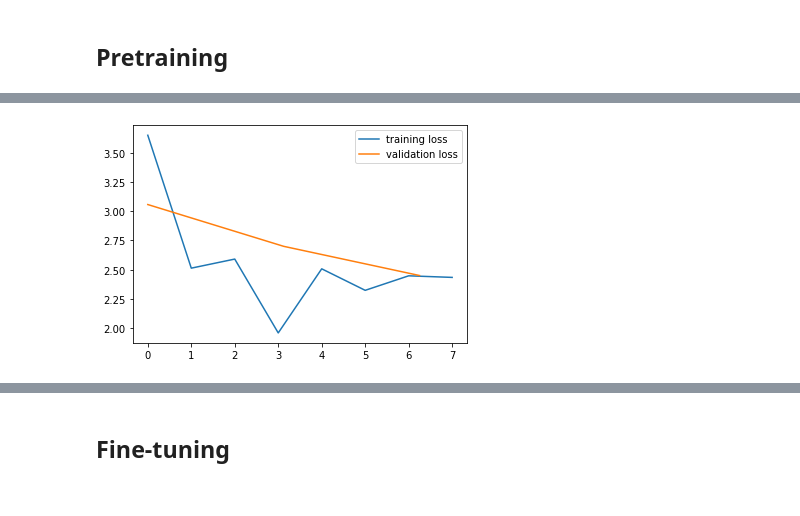
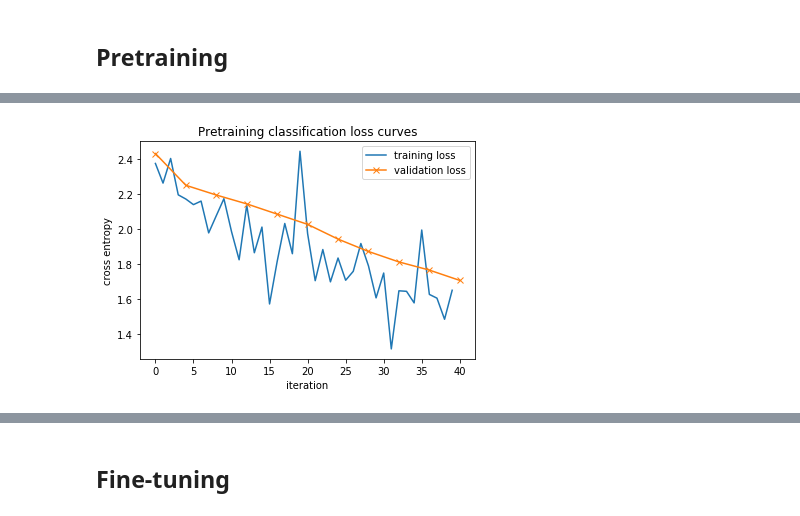
Before and after one commit to gio8tisu/DLAI-project, a Jupyter notebook: team08.ipynb, the cells around one changed output, grey strips where cells are left out. Saved outputs shown, nothing was run; the diff lists cells and outputs as text; code cells hidden in the pictures.

```diff
--- a/team08.ipynb
+++ b/team08.ipynb
@@ -351,9 +338,10 @@ def train(model, dataloader, criterion, optimizer, epoch, loss_history):
         images = batch[0].to(device)
         optimizer.zero_grad()
         reconstructed = model(images)
-        loss = criterion(reconstructed, images) / BATCH_SIZE
-        loss.backward()
-        optimizer.step()
+        # Divide by batch size to compute mean image reconstruction error.
+        loss = criterion(reconstructed, images) / images.shape[0]
+        loss.backward()   # Backprop.
+        optimizer.step()  # Parameter updates.
 
         loss_history.append(loss.item())
         if i % 100 == 0:
@@ -361,11 +351,13 @@ def train(model, dataloader, criterion, optimizer, epoch, loss_history):
 # %%
 def test(model, dataloader, criterion, epoch, loss_history):
     loss = 0
-    for i, batch in enumerate(dataloader):
+    total = 0
+    for batch in dataloader:
         images = batch[0].to(device)
         reconstructed = model(images)
         loss += criterion(reconstructed, images).item()
+        total += images.shape[0]
 
-    mean_loss = loss / (i + 1)
+    mean_loss = loss / total
     loss_history.append(mean_loss)
     print('[%d, validation] loss: %.3f' % (epoch + 1, mean_loss))
@@ -470,7 +497,7 @@ def classification_test(classifier, encoder, dataloader, criterion, epoch, loss_
     correct = 0
     for i, (images, labels) in enumerate(dataloader):
         images, labels = images.to(device), labels.to(device, torch.long)
-        codes = encoder(images).detach()
+        codes = encoder(images)
         outputs = classifier(codes)
         loss += criterion(outputs, labels).item()
         # Compute average accuracy.
@@ -478,7 +505,6 @@ def classification_test(classifier, encoder, dataloader, criterion, epoch, loss_
         total += labels.size(0)
         correct += (predicted == labels).sum().item()
 
-
     mean_loss = loss / (i + 1)
     loss_history.append(mean_loss)
     print('[%d, validation] loss: %.3f accuracy: %.3f' % (epoch + 1, mean_loss, 100 * correct / total))
@@ -485,8 +513,8 @@ def classification_test(classifier, encoder, dataloader, criterion, epoch, loss_
 # %%
-training_loss = []
-validation_loss = []
+training_loss = []    #
+validation_loss = []  # Here we save the training process.
 
-for epoch in range(50):
+for epoch in range(EPOCHS):
     classifier.eval()
     with torch.no_grad():
         classification_test(classifier, autoencoder.encoder, val_dataloader, cross_entropy, epoch, validation_loss)
@@ -511,7 +545,10 @@ with torch.no_grad():
 # %%
+plt.title('Pretraining classification loss curves')
 plt.plot(training_loss, label='training loss')
-plt.plot(np.arange(len(validation_loss)) * len(training_subset) / BATCH_SIZE, validation_loss, label='validation loss')
+plt.plot(np.linspace(0, len(training_loss), len(validation_loss)), validation_loss, '-x', label='validation loss')
+plt.xlabel('iteration')
+plt.ylabel('cross entropy')
 plt.legend();
 # %% [output]
-[figure, old version]
+[figure, new version]
 # %%
```
Also changed, not shown: parts of 41 cells of this notebook.
